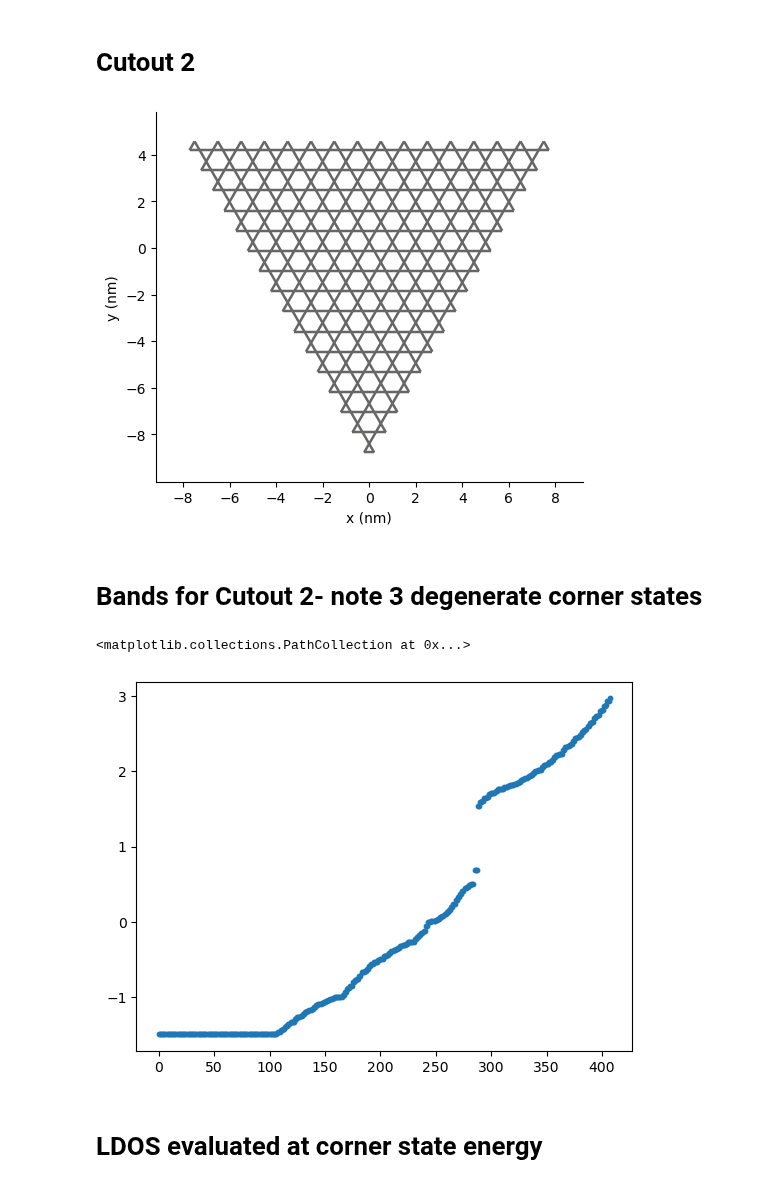
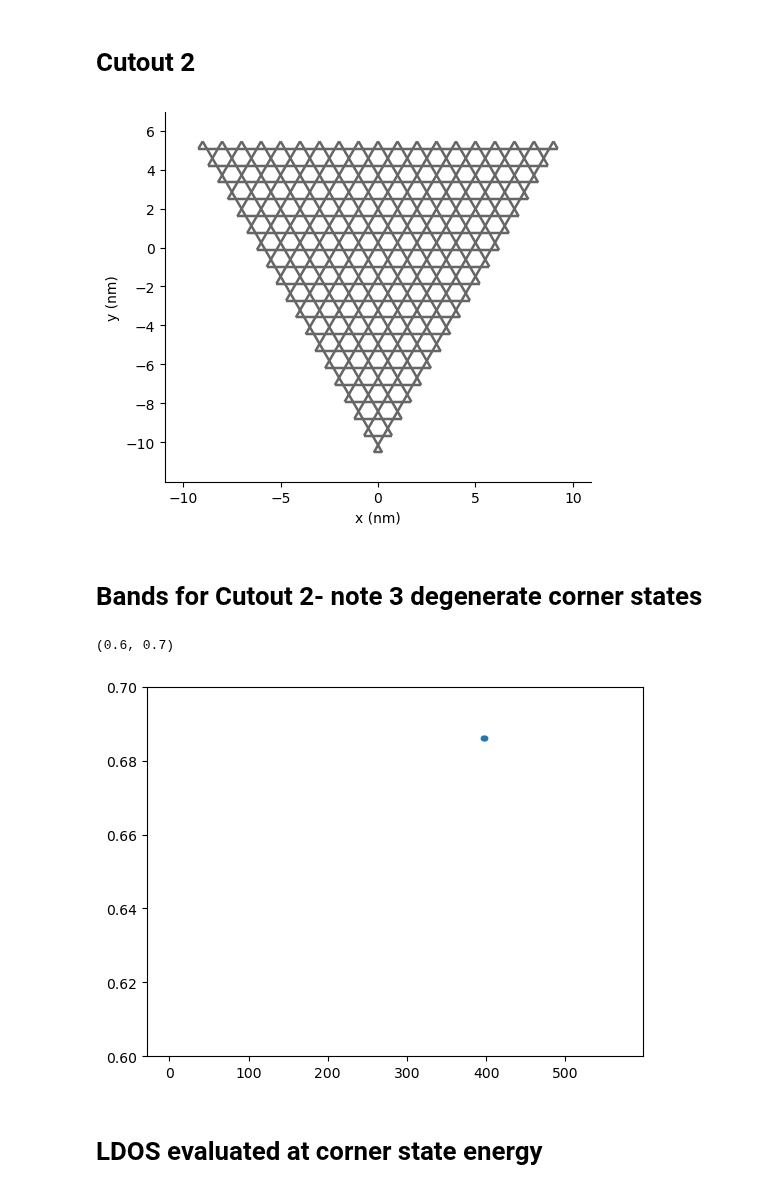
Before and after one commit to AliGhorashiCMT/Topological-Prevalence, a Jupyter notebook: Tight Binding Models/C3 Cutout Supercells.ipynb, the cells around one changed output. Drawn from its saved outputs; the diff is of its cells as text; code cells hidden in the pictures.

```diff
--- a/Tight Binding Models/C3 Cutout Supercells.ipynb
+++ b/Tight Binding Models/C3 Cutout Supercells.ipynb
@@ -139,7 +133,13 @@ lattice = pb.Lattice(a1=a1, a2=a3)
 # %%
+a1 = np.array([1, 0])
+a2 = np.array([1/2, sqrt(3)/2])
+a3 = np.array([-1/2, sqrt(3)/2])
+
+lattice = pb.Lattice(a1=a1, a2=a3)
+
 N = 4
 M = 30
-cladding = 15
+cladding = 18
 for i in range(-M, M):
     for j in range(-M, M):
         k = -i
@@ -190,7 +190,7 @@ model.plot(num_periods=1,
   "width": 3,
 })
 # %% [output]
-[figure, old version]
+[figure, new version]
 # %%
 solver = pb.solver.lapack(model)
 bands = solver.eigenvalues
@@ -198,10 +198,11 @@ bands = solver.eigenvalues
 # Bands for Cutout 2- note 3 degenerate corner states
 # %%
 plt.scatter(range(0, np.size(bands)), bands, s=10)
-#plt.ylim(0.68, 0.7)
+#plt.xlim(117, 119)
+plt.ylim(0.6, 0.7)
 # %% [output]
-<matplotlib.collections.PathCollection at 0x...>
+(0.6, 0.7)
-[figure, old version]
+[figure, new version]
 # %% [markdown]
 # LDOS evaluated at corner state energy
 # %%
```
Also changed, not shown: parts of 2 cells of this notebook, 1 other file.
